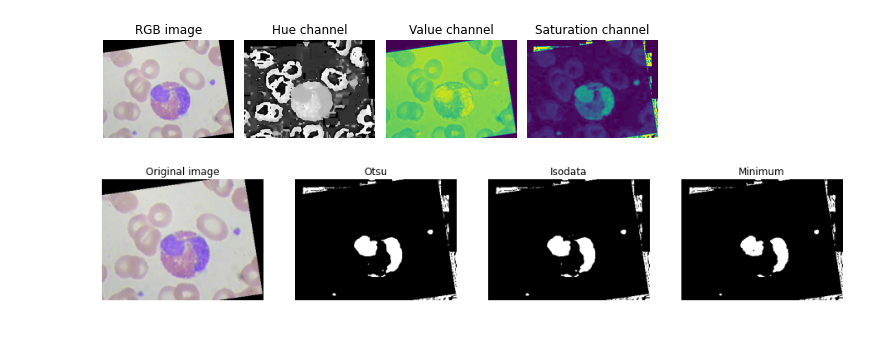
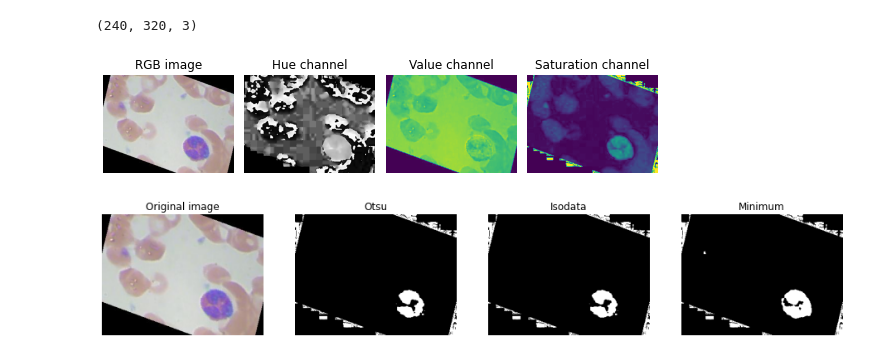
Before and after one commit to ShashankSaumya123/WBC-Classification, a Jupyter notebook: Code and Data/Nucleus Segmentation.ipynb, the cells around one changed output. Cells and saved outputs as stored; diff of their text form; code cells hidden in the pictures.

```diff
--- a/Code and Data/Nucleus Segmentation.ipynb
+++ b/Code and Data/Nucleus Segmentation.ipynb
@@ -9,30 +9,32 @@ from skimage.filters import try_all_threshold
 from skimage.filters import threshold_minimum, threshold_otsu, threshold_isodata
 from os import listdir
 # %%
-rgb_img = imread('C:/Users/DELL/Documents/GitHub/21Cs460_group12/Code and Data/WBC_data_kaggle/main_dataset/test/EOSINOPHIL/_0_967.jpeg')
+rgb_img = imread('C:/Users/DELL/Documents/GitHub/21Cs460_group12/Code and Data/WBC_data_kaggle/main_dataset/test/EOSINOPHIL/_0_2107.jpeg')
+print(np.shape(rgb_img))
 hsv_img = rgb2hsv(rgb_img)
 hue_img = hsv_img[:, :, 0]
 sat_img = hsv_img[:, :, 1]
 value_img = hsv_img[:, :, 2]
 
 fig, (ax0, ax1, ax2, ax3) = plt.subplots(ncols=4, figsize=(8, 2))
 
 ax0.imshow(rgb_img)
 ax0.set_title("RGB image")
 ax0.axis('off')
 ax1.imshow(hue_img, cmap='gray')
 ax1.set_title("Hue channel")
 ax1.axis('off')
 ax2.imshow(value_img)
 ax2.set_title("Value channel")
 ax2.axis('off')
 ax3.imshow(sat_img)
 ax3.set_title("Saturation channel")
 ax3.axis('off')
 
 fig.tight_layout()
 # %% [output]
+(240, 320, 3)
-[figure, old version]
+[figure, new version]
 # %%
 thresh1 = threshold_otsu(sat_img)
 binary1 = sat_img > thresh1
@@ -63,4 +65,4 @@ for a in ax:
 
 plt.show()
 # %% [output]
-[figure, old version]
+[figure, new version]
```
Also changed, not shown: parts of 3 cells of this notebook, 1 other file.
